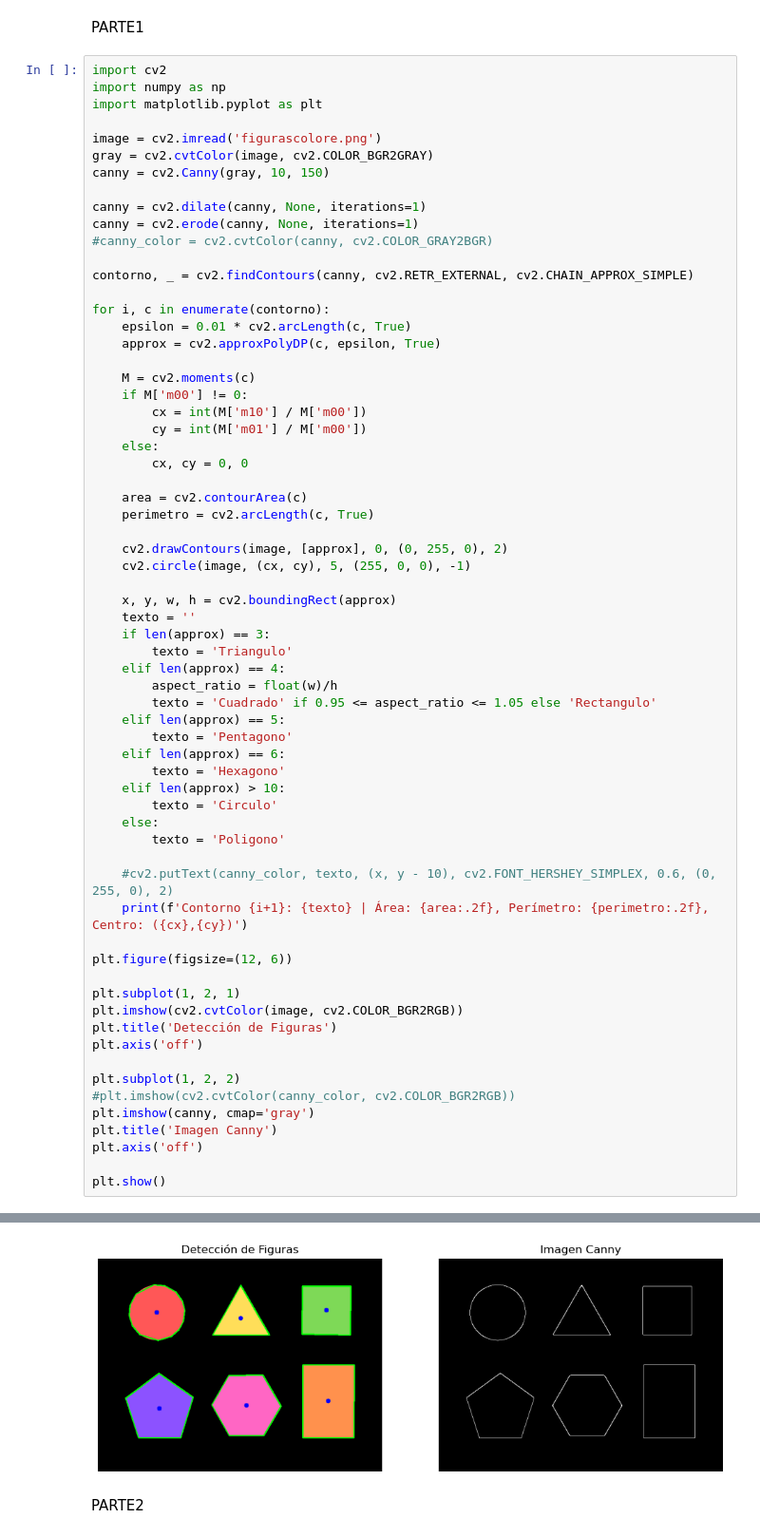
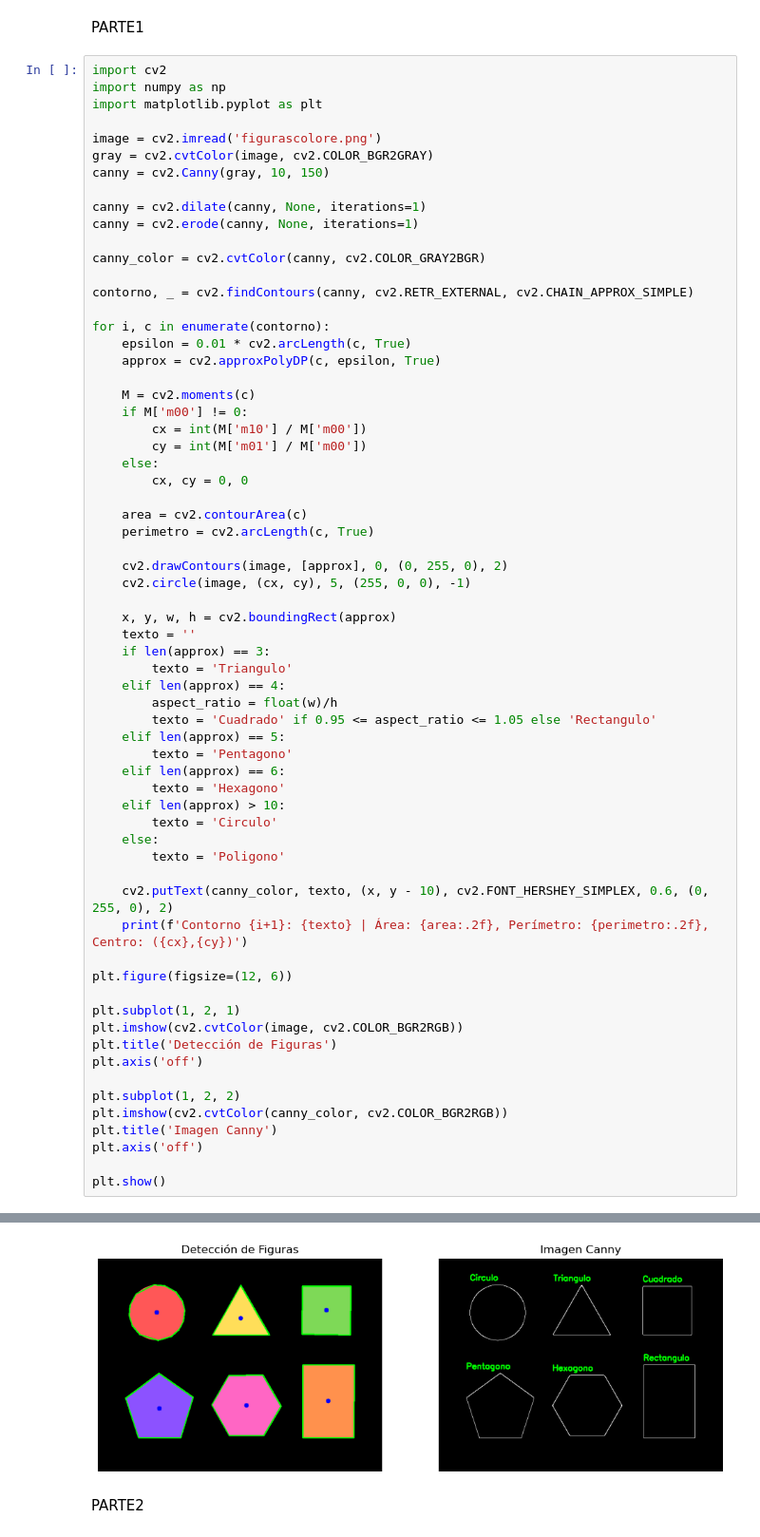
Before and after one commit to TroncosoUmacena12/PDI, a Jupyter notebook: momentoPractica.ipynb, the cells around one changed output, grey strips where cells are left out. Shown at 95% size. Drawn from its saved outputs; the diff is of its cells as text.

```diff
--- a/momentoPractica.ipynb
+++ b/momentoPractica.ipynb
@@ -11,7 +11,8 @@ canny = cv2.Canny(gray, 10, 150)
 
 canny = cv2.dilate(canny, None, iterations=1)
 canny = cv2.erode(canny, None, iterations=1)
-#canny_color = cv2.cvtColor(canny, cv2.COLOR_GRAY2BGR)
+
+canny_color = cv2.cvtColor(canny, cv2.COLOR_GRAY2BGR)
 
 contorno, _ = cv2.findContours(canny, cv2.RETR_EXTERNAL, cv2.CHAIN_APPROX_SIMPLE)
 
@@ -42,37 +43,36 @@ for i, c in enumerate(contorno):
     elif len(approx) == 5:
         texto = 'Pentagono'
     elif len(approx) == 6:
         texto = 'Hexagono'
     elif len(approx) > 10:
         texto = 'Circulo'
     else:
         texto = 'Poligono'
 
-    #cv2.putText(canny_color, texto, (x, y - 10), cv2.FONT_HERSHEY_SIMPLEX, 0.6, (0, 255, 0), 2)
+    cv2.putText(canny_color, texto, (x, y - 10), cv2.FONT_HERSHEY_SIMPLEX, 0.6, (0, 255, 0), 2)
     print(f'Contorno {i+1}: {texto} | Área: {area:.2f}, Perímetro: {perimetro:.2f}, Centro: ({cx},{cy})')
 
 plt.figure(figsize=(12, 6))
 
 plt.subplot(1, 2, 1)
 plt.imshow(cv2.cvtColor(image, cv2.COLOR_BGR2RGB))
 plt.title('Detección de Figuras')
 plt.axis('off')
 
 plt.subplot(1, 2, 2)
-#plt.imshow(cv2.cvtColor(canny_color, cv2.COLOR_BGR2RGB))
-plt.imshow(canny, cmap='gray')
+plt.imshow(cv2.cvtColor(canny_color, cv2.COLOR_BGR2RGB))
 plt.title('Imagen Canny')
 plt.axis('off')
 
 plt.show()
 # %% [output]
 Contorno 1: Hexagono | Área: 16014.00, Perímetro: 492.62, Centro: (334,331)
 Contorno 2: Pentagono | Área: 15408.00, Perímetro: 496.76, Centro: (138,338)
 Contorno 3: Rectangulo | Área: 19136.50, Perímetro: 560.24, Centro: (518,321)
 Contorno 4: Cuadrado | Área: 12096.00, Perímetro: 437.66, Centro: (514,117)
 Contorno 5: Triangulo | Área: 7422.00, Perímetro: 407.02, Centro: (321,135)
 Contorno 6: Circulo | Área: 12241.00, Perímetro: 414.48, Centro: (132,122)
-[figure, old version]
+[figure, new version]
 # %% [markdown]
 PARTE2
 # %%
```
Also changed, not shown: parts of 1 cell of this notebook, 1 other file.
